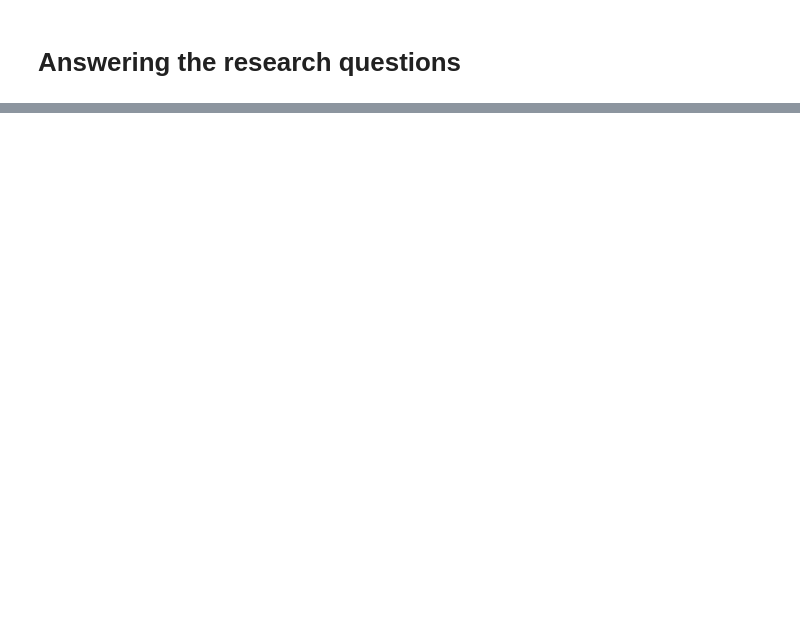
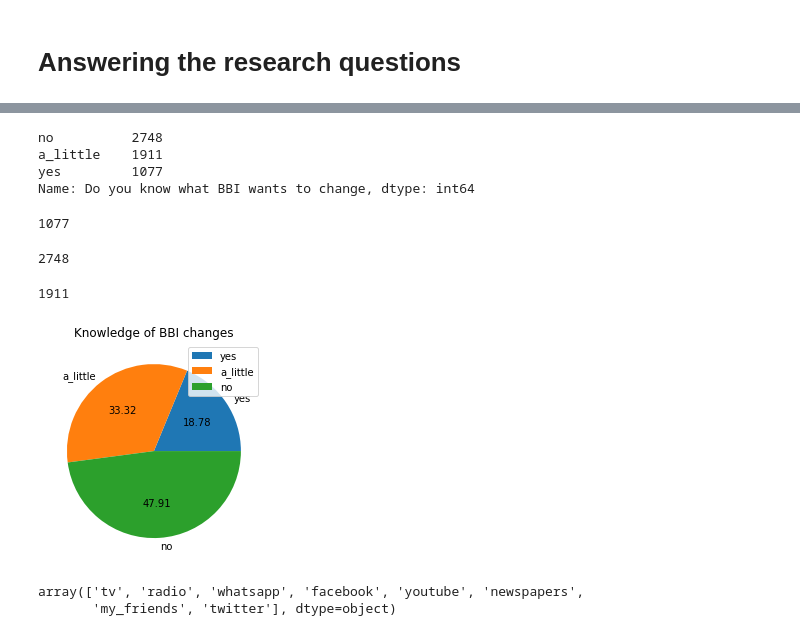
Before and after one commit to kipsangchepesa/CYBEKA, a Jupyter notebook: DSP_group4_project.ipynb, the cells around one changed output, grey strips where cells are left out. Drawn from its saved outputs; the diff is of its cells as text; code cells hidden in the pictures; blank space fills up the shorter version.

```diff
--- a/DSP_group4_project.ipynb
+++ b/DSP_group4_project.ipynb
@@ -284,5 +421,9 @@ df_new["Do you know what BBI wants to change"].unique()
 # %%
-#kenyans who knows BBI
-know = df_new["Do you know what BBI wants to change"] == "yes"
-know.sum()
+x=df_new["Do you know what BBI wants to change"].value_counts()
+x
+# %% [output]
+no          2748
+a_little    1911
+yes         1077
+Name: Do you know what BBI wants to change, dtype: int64
 # %%
@@ -292,10 +434,36 @@ no.sum()
+# %%
+#kenyans who knows BBI
+
+InBBI('yes')
+# %% [output]
+1077
+# %%
+#who do not know
+
+InBBI('no')
+# %% [output]
+2748
 # %%
 #who know little about BBI
-little=df_new['Do you know what BBI wants to change'] == 'a_little'
-little.sum()
+InBBI('a_little')
+# %% [output]
+1911
+# %%
+data=['yes','a_little','no']
+x=[1077, 1911,2748]
+plt.pie(x, labels=data, autopct='%1.2f')
+plt.legend()
+plt.title('Knowledge of BBI changes')
+plt.show()
+# %% [output]
+[figure, added]
 # %%
 # Where do you get your News from
-df_new["Where do you get your News from"].unique()
+get_from =df_new["Where do you get your News from"].unique()
+get_from
+# %% [output]
+array(['tv', 'radio', 'whatsapp', 'facebook', 'youtube', 'newspapers',
+       'my_friends', 'twitter'], dtype=object)
 # %%
 #Where do you get your News from
 df_new['Where do you get your News from'].value_counts()
```
Also changed, not shown: parts of 66 cells of this notebook.
